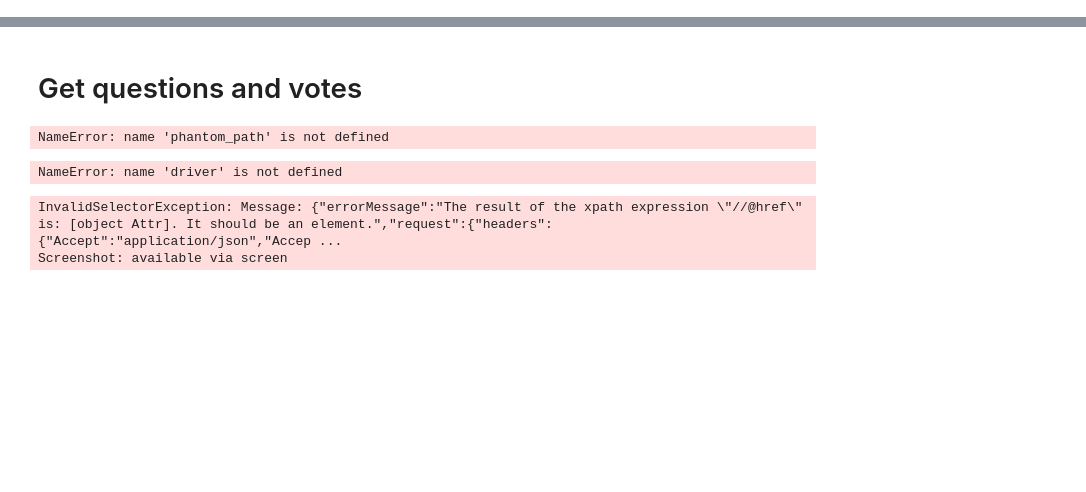
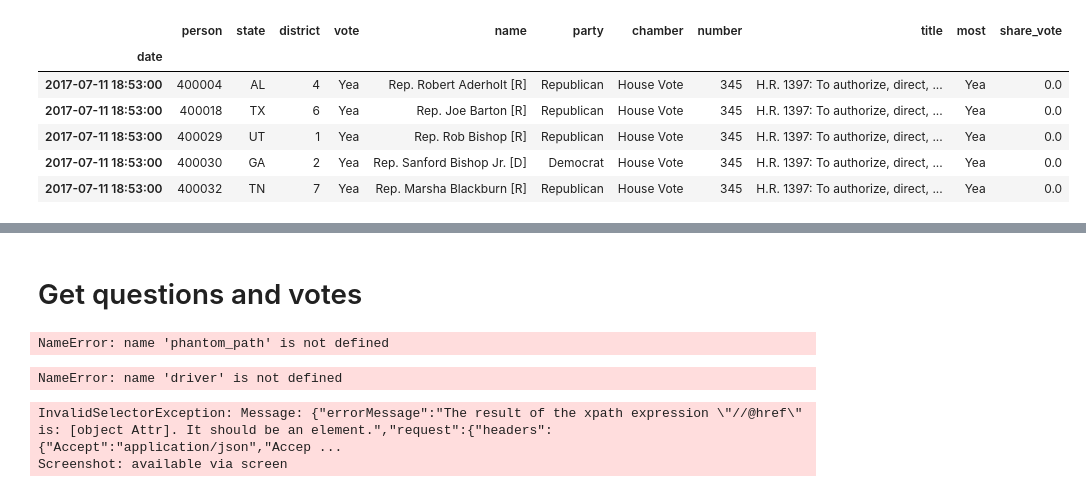
Before and after one commit to sdaza/track-congress-tweets, a Jupyter notebook: notebooks/get_votes_from_govtrack.ipynb, the cells around one changed output, grey strips where cells are left out. Drawn from its saved outputs; the diff is of its cells as text; code cells hidden in the pictures; blank space fills up the shorter version.

```diff
--- a/notebooks/get_votes_from_govtrack.ipynb
+++ b/notebooks/get_votes_from_govtrack.ipynb
@@ -8,7 +9,7 @@ import sys
 from io import StringIO
 # %%
 # data from the house
-LIMIT = 600
+LIMIT = 1000
 from requests_futures.sessions import FuturesSession
 
 session = FuturesSession(max_workers=5)
@@ -29,7 +30,7 @@ def create_votes_df(text): # list of text
         sdes = re.match(expression, des)
         temp = pd.read_csv(StringIO(t), skiprows=1)
         temp['chamber'] = sdes.group(1)
-        temp['date']  = sdes.group(6)
+        temp['date']  = pd.to_datetime(sdes.group(6))
         temp['number'] = sdes.group(4)
         temp['title'] = sdes.group(8)
         df = df.append(temp)
@@ -38,0 +57,2 @@ house_votes = create_votes_df(text)
+# %%
+house_votes.set_index('date', inplace=True)
@@ -38,0 +69,12 @@ house_votes = create_votes_df(text)
+# %%
+house = house_votes.loc['2017-7':'2017-9']
+# %%
+house.head()
+# %% [output]
+|  | person | state | district | vote | name | party | chamber | number | title | most | share_vote |
+| date |  |  |  |  |  |  |  |  |  |  |  |
+| 2017-07-11 18:53:00 | 400004 | AL | 4 | Yea | Rep. Robert Aderholt [R] | Republican | House Vote | 345 | H.R. 1397: To authorize, direct, ... | Yea | 0.0 |
+| 2017-07-11 18:53:00 | 400018 | TX | 6 | Yea | Rep. Joe Barton [R] | Republican | House Vote | 345 | H.R. 1397: To authorize, direct, ... | Yea | 0.0 |
+| 2017-07-11 18:53:00 | 400029 | UT | 1 | Yea | Rep. Rob Bishop [R] | Republican | House Vote | 345 | H.R. 1397: To authorize, direct, ... | Yea | 0.0 |
+| 2017-07-11 18:53:00 | 400030 | GA | 2 | Yea | Rep. Sanford Bishop Jr. [D] | Democrat | House Vote | 345 | H.R. 1397: To authorize, direct, ... | Yea | 0.0 |
+| 2017-07-11 18:53:00 | 400032 | TN | 7 | Yea | Rep. Marsha Blackburn [R] | Republican | House Vote | 345 | H.R. 1397: To authorize, direct, ... | Yea | 0.0 |
```
Also changed, not shown: parts of 25 cells of this notebook, 21 other files.
